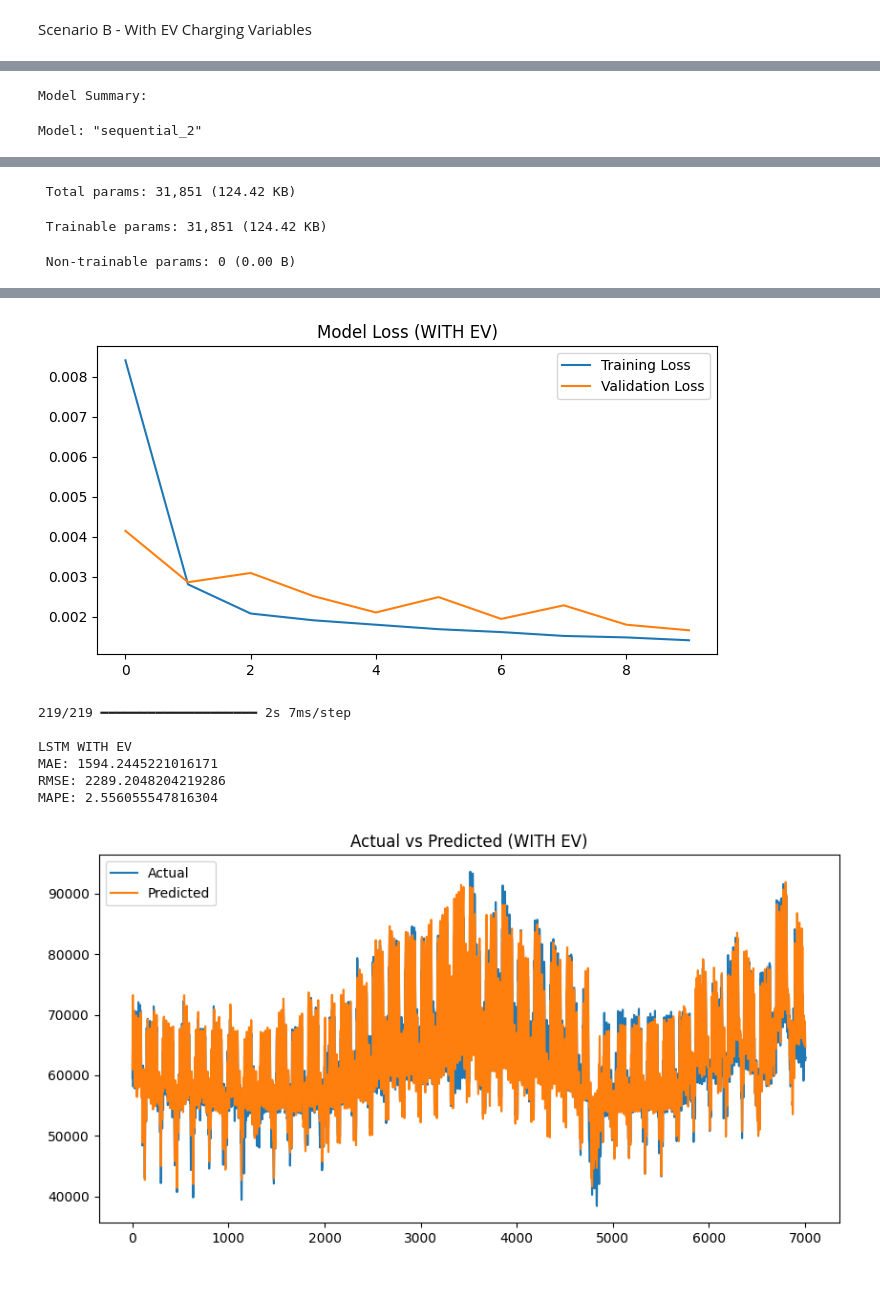
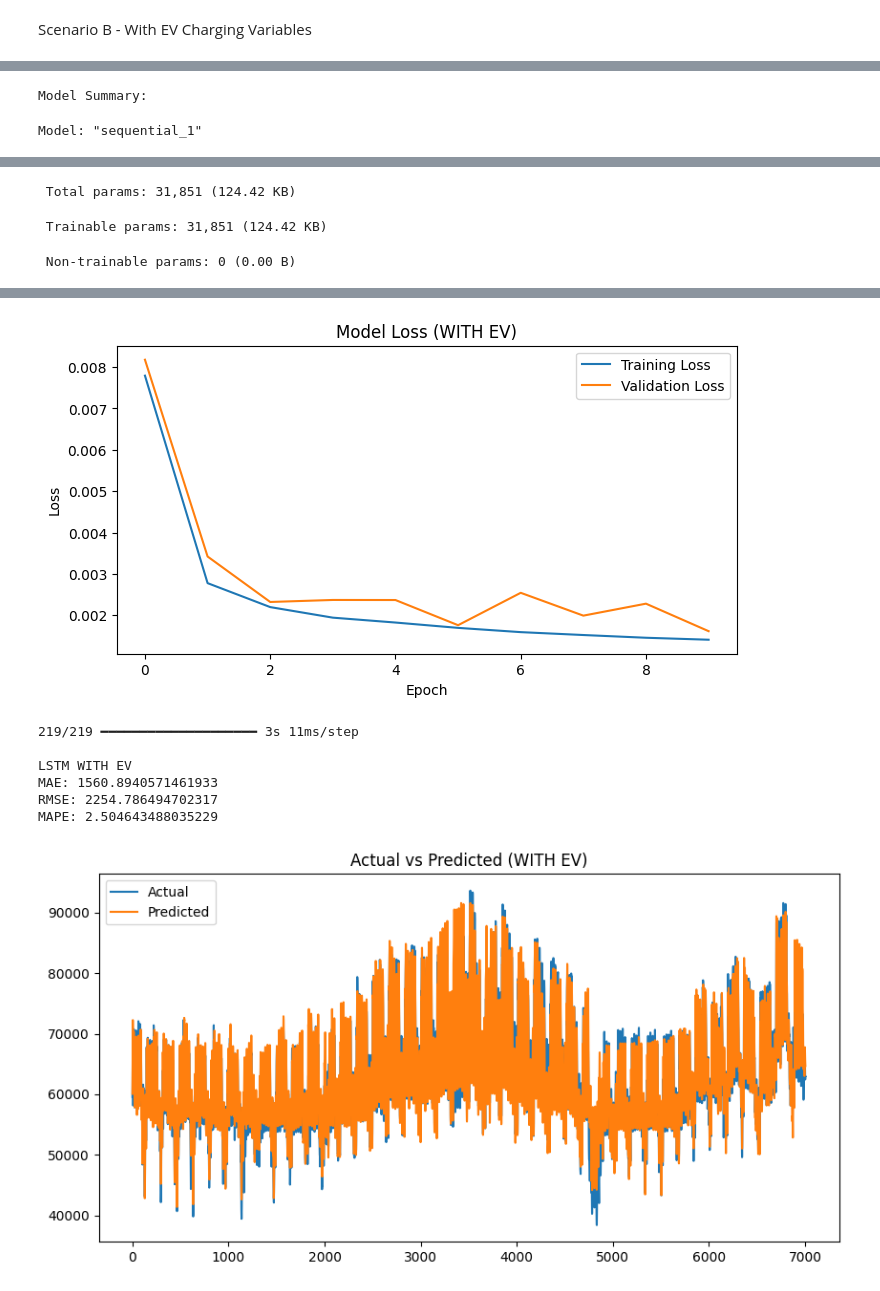
Before and after one commit to chevalier08/CST3390-Individual-Project, a Jupyter notebook: EV_data_analysis.ipynb, the cells around one changed output, grey strips where cells are left out. Saved outputs shown, nothing was run; the diff lists cells and outputs as text; code cells hidden in the pictures.

```diff
--- a/EV_data_analysis.ipynb
+++ b/EV_data_analysis.ipynb
@@ -655,6 +655,15 @@ Sample Results:
 # %% [markdown]
 Scenario B - With EV Charging Variables
 # %%
+import numpy as np
+import pandas as pd
+import matplotlib.pyplot as plt
+
+from sklearn.preprocessing import MinMaxScaler
+from sklearn.metrics import mean_squared_error, mean_absolute_error
+
+from tensorflow.keras.models import Sequential
+from tensorflow.keras.layers import LSTM, Dense
 
 # ---------- 1. Select features ----------
 features = ['EV_fast_charging', 'EV_slow_charging',
@@ -721,6 +730,8 @@ plt.figure(figsize=(8, 4))
 plt.plot(history.history["loss"], label="Training Loss")
 plt.plot(history.history["val_loss"], label="Validation Loss")
 plt.title("Model Loss (WITH EV)")
+plt.xlabel("Epoch")
+plt.ylabel("Loss")
 plt.legend()
 plt.show()
 
@@ -763,7 +774,7 @@ print(results_df.head(10))
 # %% [output]
 [figure]
 Model Summary:
-Model: "sequential_2"
+Model: "sequential_1"
 ┏━━━━━━━━━━━━━━━━━━━━━━━━━━━━━━━━━┳━━━━━━━━━━━━━━━━━━━━━━━━┳━━━━━━━━━━━━━━━┓
 ┃ Layer (type)                    ┃ Output Shape           ┃       Param # ┃
 ┡━━━━━━━━━━━━━━━━━━━━━━━━━━━━━━━━━╇━━━━━━━━━━━━━━━━━━━━━━━━╇━━━━━━━━━━━━━━━┩
@@ -799,9 +810,9 @@ Epoch 10/10
-[figure, old version]
+[figure, new version]
-219/219 ━━━━━━━━━━━━━━━━━━━━ 2s 7ms/step
+219/219 ━━━━━━━━━━━━━━━━━━━━ 3s 11ms/step
 
 LSTM WITH EV
-MAE: 1594.2445221016171
-RMSE: 2289.2048204219286
-MAPE: 2.556055547816304
+MAE: 1560.8940571461933
+RMSE: 2254.786494702317
+MAPE: 2.504643488035229
-[figure, old version]
+[figure, new version]
     Actual     Predicted
```
Also changed, not shown: parts of 1 cell of this notebook.
